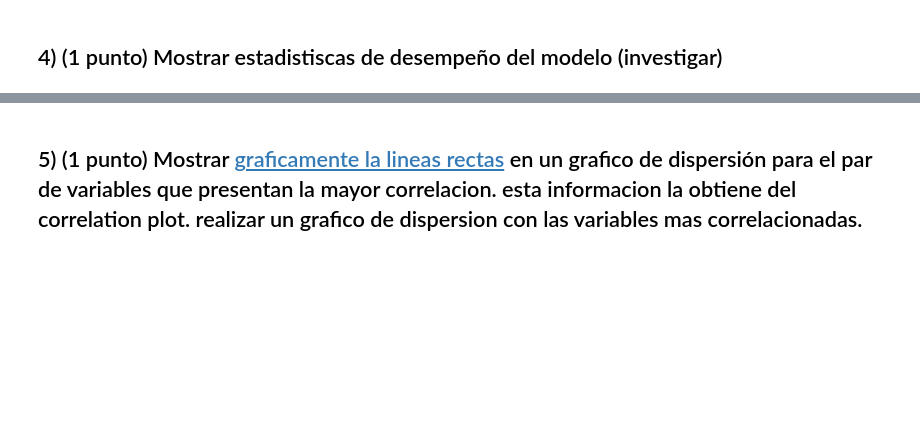
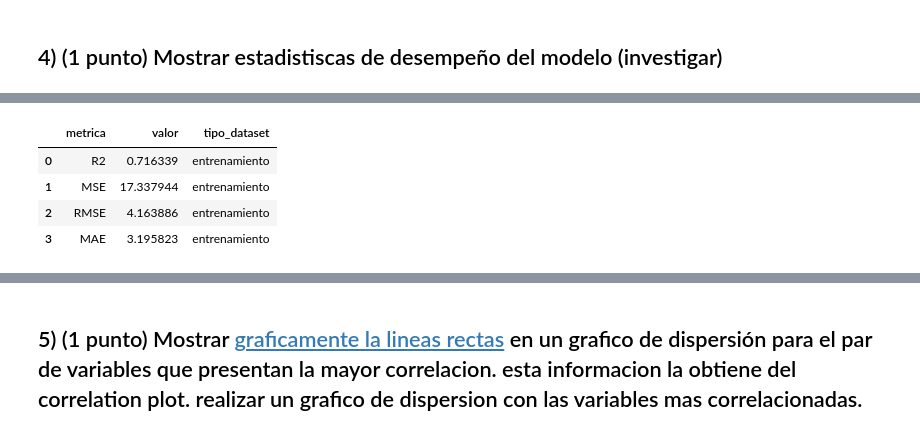
Before and after one commit to VictorSepulveda1994/Minor-Machine-Learning, a Jupyter notebook: S07-Linear-Models/Tarea_regresion_lineal.ipynb, the cells around one changed output, grey strips where cells are left out. Drawn from its saved outputs; the diff is of its cells as text; code cells hidden in the pictures; blank space fills up the shorter version.

```diff
--- a/S07-Linear-Models/Tarea_regresion_lineal.ipynb
+++ b/S07-Linear-Models/Tarea_regresion_lineal.ipynb
@@ -95,3 +118,5 @@ y = ['mpg']
 # %%
 # Se realiza el split de X e y en los sets de entrenamiento (train) y test
-X_train, X_test, y_train, y_test = train_test_split(X, y, test_size=0.20, random_state=)
+SEMILLA = 1994
+X_train, X_test, y_train, y_test = train_test_split(X, y, test_size=0.20, random_state=SEMILLA)
+X_train.shape
@@ -97,0 +125,5 @@ X_train, X_test, y_train, y_test = train_test_split(X, y, test_size=0.20, random
+# %%
+# En statsmodels se le agrega el intercepto (en scikit se lo pasamos como un parametro a la instancia del modelo)
+X_constant = sm.add_constant(X_train)
+# Se construye el modelo
+lin_reg = sm.OLS(y_train, X_constant).fit()
@@ -99,0 +207,10 @@ X_train, X_test, y_train, y_test = train_test_split(X, y, test_size=0.20, random
+# %%
+# Obtenemos nuestro dataframe de métricas de performance
+performance_train_mpg = obtener_metricas_performance(y_train, y_train_mpg,'entrenamiento')
+performance_train_mpg
+# %% [output]
+|  | metrica | valor | tipo_dataset |
+| 0 | R2 | 0.716339 | entrenamiento |
+| 1 | MSE | 17.337944 | entrenamiento |
+| 2 | RMSE | 4.163886 | entrenamiento |
+| 3 | MAE | 3.195823 | entrenamiento |
```
Also changed, not shown: parts of 12 cells of this notebook.
